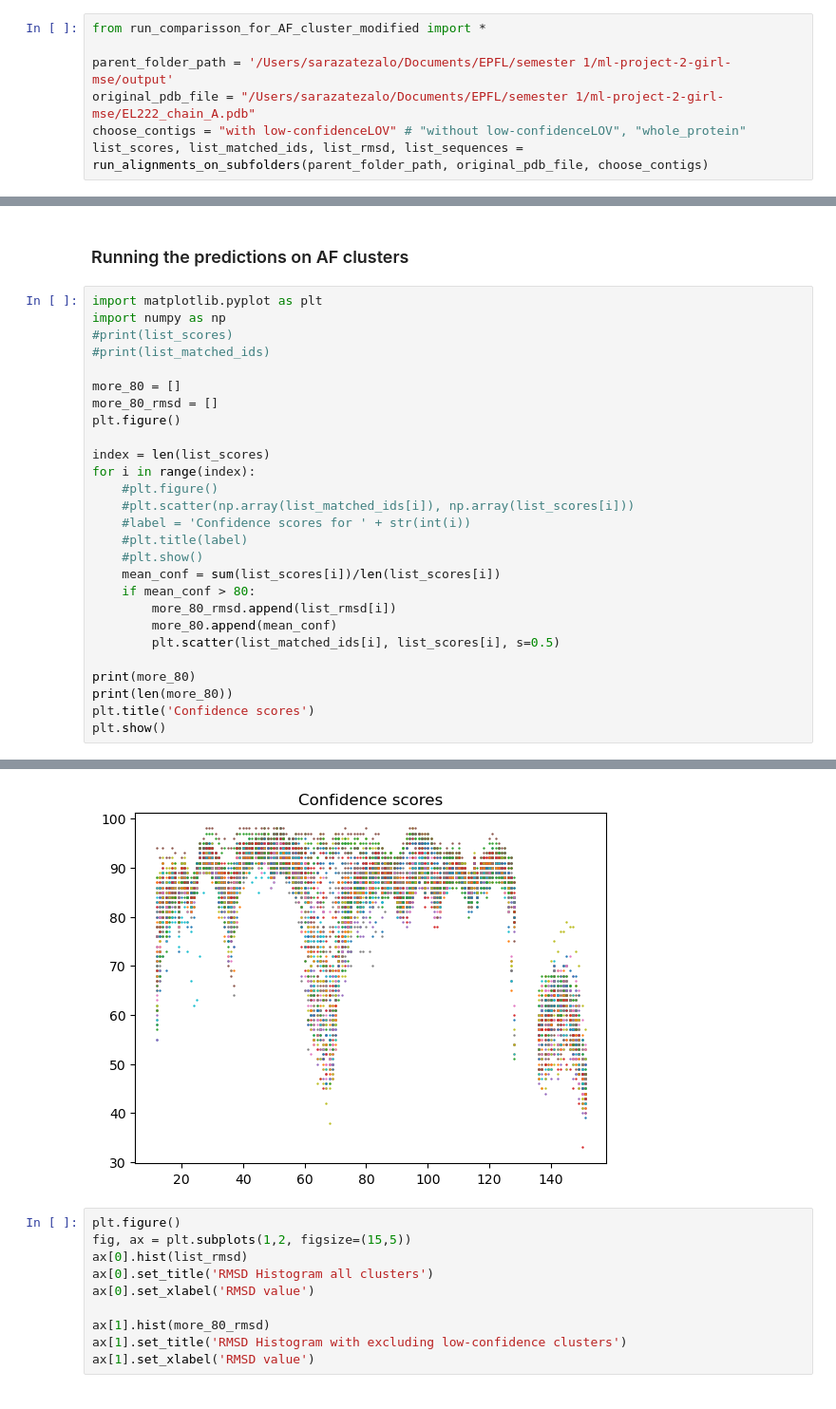
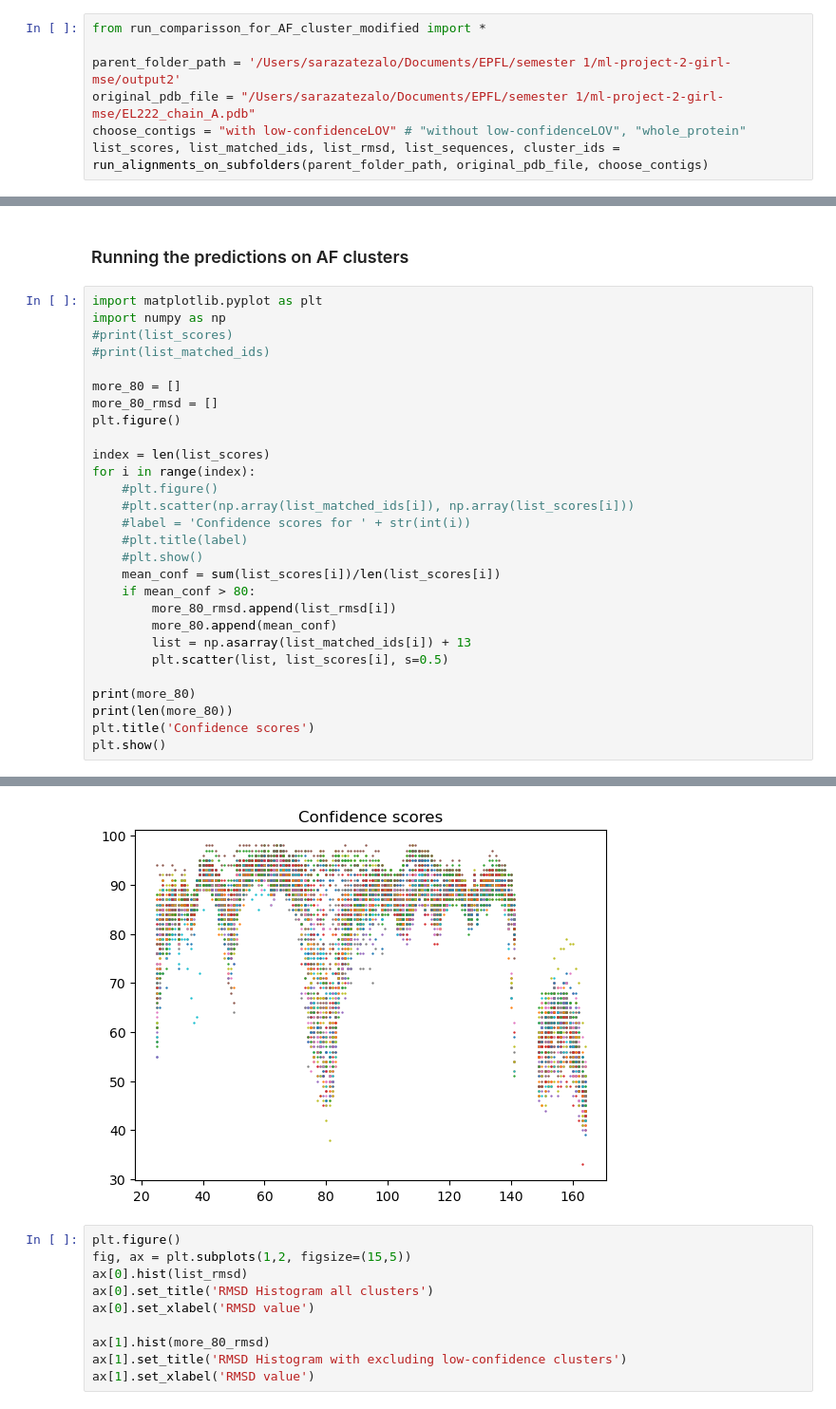
Before and after one commit to masazelic/ml-project-2-girl-mse, a Jupyter notebook: Untitled-1.ipynb, the cells around one changed output, grey strips where cells are left out. Shown: that part at 95% size. Cells and saved outputs as stored; diff of their text form.

```diff
--- a/Untitled-1.ipynb
+++ b/Untitled-1.ipynb
@@ -88,8 +88,8 @@ remove_unmatched_files(folder_path)
 # %%
 from run_comparisson_for_AF_cluster_modified import *
 
-parent_folder_path = '/Users/sarazatezalo/Documents/EPFL/semester 1/ml-project-2-girl-mse/output'
+parent_folder_path = '/Users/sarazatezalo/Documents/EPFL/semester 1/ml-project-2-girl-mse/output2'
 original_pdb_file = "/Users/sarazatezalo/Documents/EPFL/semester 1/ml-project-2-girl-mse/EL222_chain_A.pdb"
 choose_contigs = "with low-confidenceLOV" # "without low-confidenceLOV", "whole_protein"
-list_scores, list_matched_ids, list_rmsd, list_sequences = run_alignments_on_subfolders(parent_folder_path, original_pdb_file, choose_contigs)
+list_scores, list_matched_ids, list_rmsd, list_sequences, cluster_ids = run_alignments_on_subfolders(parent_folder_path, original_pdb_file, choose_contigs)
 # %% [output]
@@ -115,34 +115,35 @@ Mean confindence AF: 85.361
 # %%
 import matplotlib.pyplot as plt
 import numpy as np
 #print(list_scores)
 #print(list_matched_ids)
 
 more_80 = []
 more_80_rmsd = []
 plt.figure()
 
 index = len(list_scores)
 for i in range(index):
     #plt.figure()
     #plt.scatter(np.array(list_matched_ids[i]), np.array(list_scores[i]))
     #label = 'Confidence scores for ' + str(int(i))
     #plt.title(label)
     #plt.show()
     mean_conf = sum(list_scores[i])/len(list_scores[i])
     if mean_conf > 80:
         more_80_rmsd.append(list_rmsd[i])
         more_80.append(mean_conf)
-        plt.scatter(list_matched_ids[i], list_scores[i], s=0.5)
+        list = np.asarray(list_matched_ids[i]) + 13
+        plt.scatter(list, list_scores[i], s=0.5)
 
 print(more_80)
 print(len(more_80))
 plt.title('Confidence scores')
 plt.show()
 # %% [output]
 [88.0827067669173, 80.6015037593985, 88.27067669172932, 81.09022556390977, 80.54887218045113, 80.93984962406014, 85.36842105263158, 82.59398496240601, 89.0375939849624, 82.64661654135338, 80.060150375 ...
 84
-[figure, old version]
+[figure, new version]
 # %%
 plt.figure()
 fig, ax = plt.subplots(1,2, figsize=(15,5))
```
Also changed, not shown: parts of 9 cells of this notebook, 1 other file.
